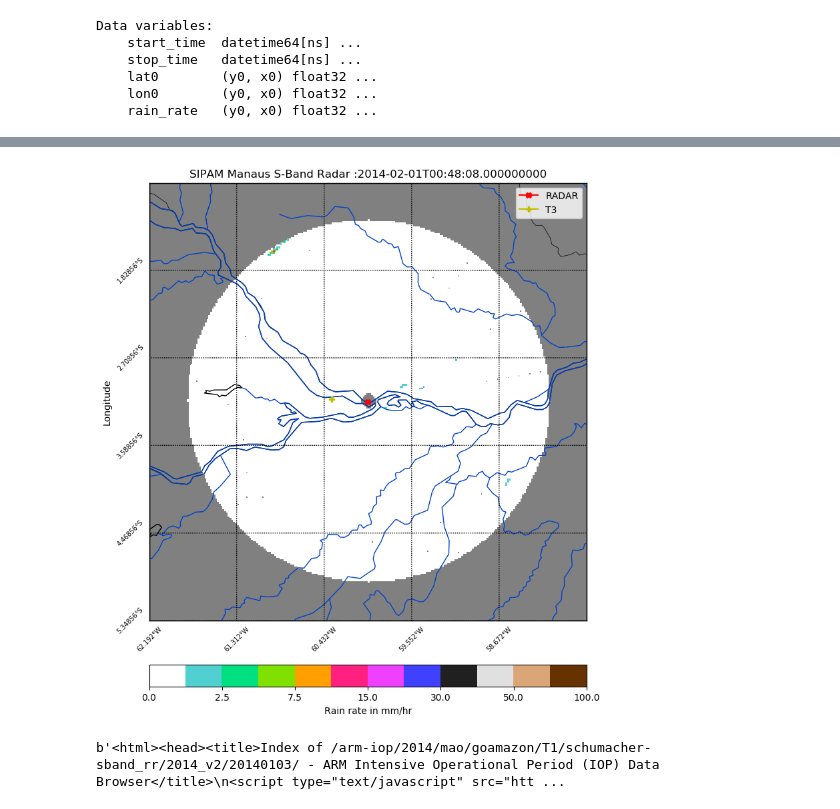
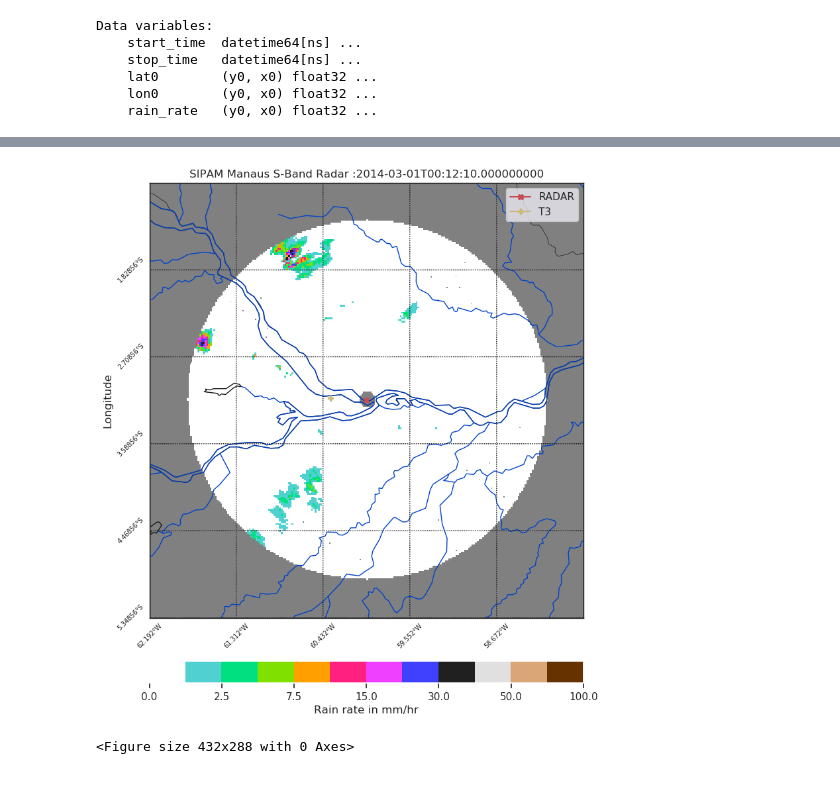
Before and after one commit to helvecioneto/CAP-394, a Jupyter notebook: 02-RADAR_RAINRATE.ipynb, the cells around one changed output, grey strips where cells are left out. Saved outputs shown, nothing was run; the diff lists cells and outputs as text; code cells hidden in the pictures.

```diff
--- a/02-RADAR_RAINRATE.ipynb
+++ b/02-RADAR_RAINRATE.ipynb
@@ -14,5 +60,7 @@ warnings.filterwarnings('ignore')
 # %%
-xds = xr.open_dataset('data/sbmn_rain_rates_20140201_004808.nc')
+## NC Files from SIPAM RADAR
+xds = xr.open_dataset('data/sbmn_rain_rates_20140301_001210.nc')
+## Radiosonde files
 df = pd.read_csv('data/RG1_T3_rr_byHour.txt', sep="\s+", header=None,names=['year','month','day','hour','null','null2','value'])
 # %% [markdown]
 ### Variáveis presentes no conjunto de dados
@@ -52,5 +109,7 @@ agreg['value'].plot()
 # %%
 from lib.radar_plot import radar_plot
-radar_plot(rr=rr,runit=runit,lat=lat,lon=lon,start_time=start_time,stop_time=stop_time)
+img = radar_plot(rr=rr,runit=runit,lat=lat,lon=lon,start_time=start_time,stop_time=stop_time)
+plt.savefig('radar1')
 # %% [output]
-[figure, old version]
+[figure, new version]
+<Figure size 432x288 with 0 Axes>
@@ -61,4 +115,0 @@ r = requests.get('https://iop.archive.arm.gov/arm-iop/2014/mao/goamazon/T1/schum
-# %%
-r.content
-# %% [output]
-b'<html><head><title>Index of /arm-iop/2014/mao/goamazon/T1/schumacher-sband_rr/2014_v2/20140103/ - ARM Intensive Operational Period (IOP) Data Browser</title>\n<script type="text/javascript" src="htt ...
```
Also changed, not shown: parts of 21 cells of this notebook, 7 other files.
